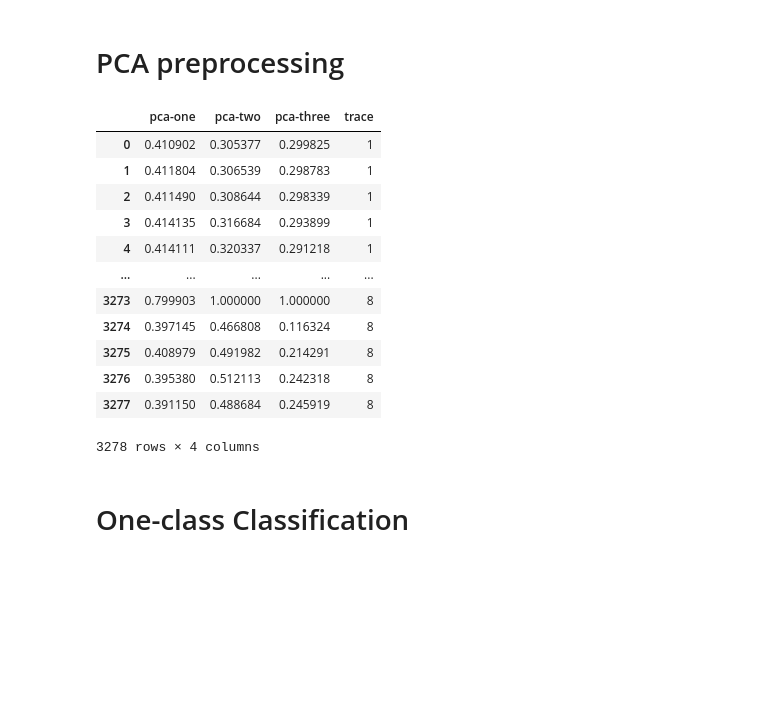
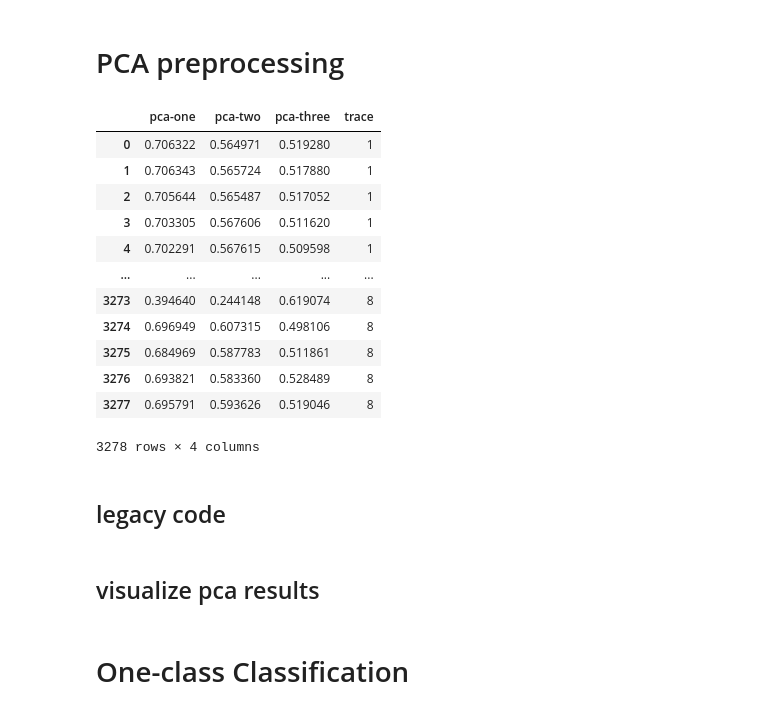
Before and after one commit to gitkeniwo/gps-spoofing-detection, a Jupyter notebook: notebooks/whelan.ipynb, the cells around one changed output. Drawn from its saved outputs; the diff is of its cells as text; code cells hidden in the pictures; blank space fills up the shorter version.

```diff
--- a/notebooks/whelan.ipynb
+++ b/notebooks/whelan.ipynb
@@ -107,31 +128,60 @@ ModuleNotFoundError: No module named 'utils.preprocessing'
 # %% [markdown]
 # PCA preprocessing
+# %%
+# union all the traces
+df_processed = pd.concat(traces_df)
+
+# leave out the trace number
+trace_num = df_processed['trace'].astype("category")
+df_processed.drop(columns=['trace'], inplace=True)
+
+# standard scaling
+from sklearn.preprocessing import StandardScaler
+
+scaler = StandardScaler()
+scaler.fit(df_processed)
+df_processed = pd.DataFrame(scaler.transform(df_processed), columns=df_processed.columns)
+
+trace_num.reset_index(drop=True, inplace=True)
+
+# pca transformation
+from utils.preprocessing import pca_transform
+
+N_COMPONENTS = 3
+
+df_train, pca_train = pca_transform(df_processed, n_components=N_COMPONENTS)
+df_train['trace'] = trace_num
+df_train
+# %% [output]
+|  | pca-one | pca-two | pca-three | trace |
+| 0 | 0.706322 | 0.564971 | 0.519280 | 1 |
+| 1 | 0.706343 | 0.565724 | 0.517880 | 1 |
+| 2 | 0.705644 | 0.565487 | 0.517052 | 1 |
+| 3 | 0.703305 | 0.567606 | 0.511620 | 1 |
+| 4 | 0.702291 | 0.567615 | 0.509598 | 1 |
+| ... | ... | ... | ... | ... |
+| 3273 | 0.394640 | 0.244148 | 0.619074 | 8 |
+| 3274 | 0.696949 | 0.607315 | 0.498106 | 8 |
+| 3275 | 0.684969 | 0.587783 | 0.511861 | 8 |
+| 3276 | 0.693821 | 0.583360 | 0.528489 | 8 |
+| 3277 | 0.695791 | 0.593626 | 0.519046 | 8 |
+3278 rows × 4 columns
+# %% [markdown]
+## legacy code
 # %%
-# pca
-from utils.preprocessing import pca_transform, add_traces
+# # pca
+# from utils.preprocessing import pca_transform, add_traces
 
-N_COMPONENTS = 3
+# N_COMPONENTS = 3
 
-pca_dfs = [add_traces(df=pca_transform(df, n_components=N_COMPONENTS), num=i+1) for i, df in enumerate(traces_df)]
+# pca_dfs = [add_traces(df=pca_transform(df, n_components=N_COMPONENTS), num=i+1) for i, df in enumerate(traces_df)]
 
-pca_dfs = pd.concat(pca_dfs)
-pca_dfs['trace'] = pca_dfs['trace'].astype(int).astype(str)
-pca_dfs.reset_index(drop=True, inplace=True)
-pca_dfs
+# pca_dfs = pd.concat(pca_dfs)
+# pca_dfs['trace'] = pca_dfs['trace'].astype(int).astype(str)
+# pca_dfs.reset_index(drop=True, inplace=True)
+# pca_dfs
-# %% [output]
-|  | pca-one | pca-two | pca-three | trace |
-| 0 | 0.410902 | 0.305377 | 0.299825 | 1 |
-| 1 | 0.411804 | 0.306539 | 0.298783 | 1 |
-| 2 | 0.411490 | 0.308644 | 0.298339 | 1 |
-| 3 | 0.414135 | 0.316684 | 0.293899 | 1 |
-| 4 | 0.414111 | 0.320337 | 0.291218 | 1 |
-| ... | ... | ... | ... | ... |
-| 3273 | 0.799903 | 1.000000 | 1.000000 | 8 |
-| 3274 | 0.397145 | 0.466808 | 0.116324 | 8 |
-| 3275 | 0.408979 | 0.491982 | 0.214291 | 8 |
-| 3276 | 0.395380 | 0.512113 | 0.242318 | 8 |
-| 3277 | 0.391150 | 0.488684 | 0.245919 | 8 |
-3278 rows × 4 columns
+# %% [markdown]
+## visualize pca results
 # %%
 from utils.visualization import plot_pca
 
```
Also changed, not shown: parts of 17 cells of this notebook, 10 other files.
